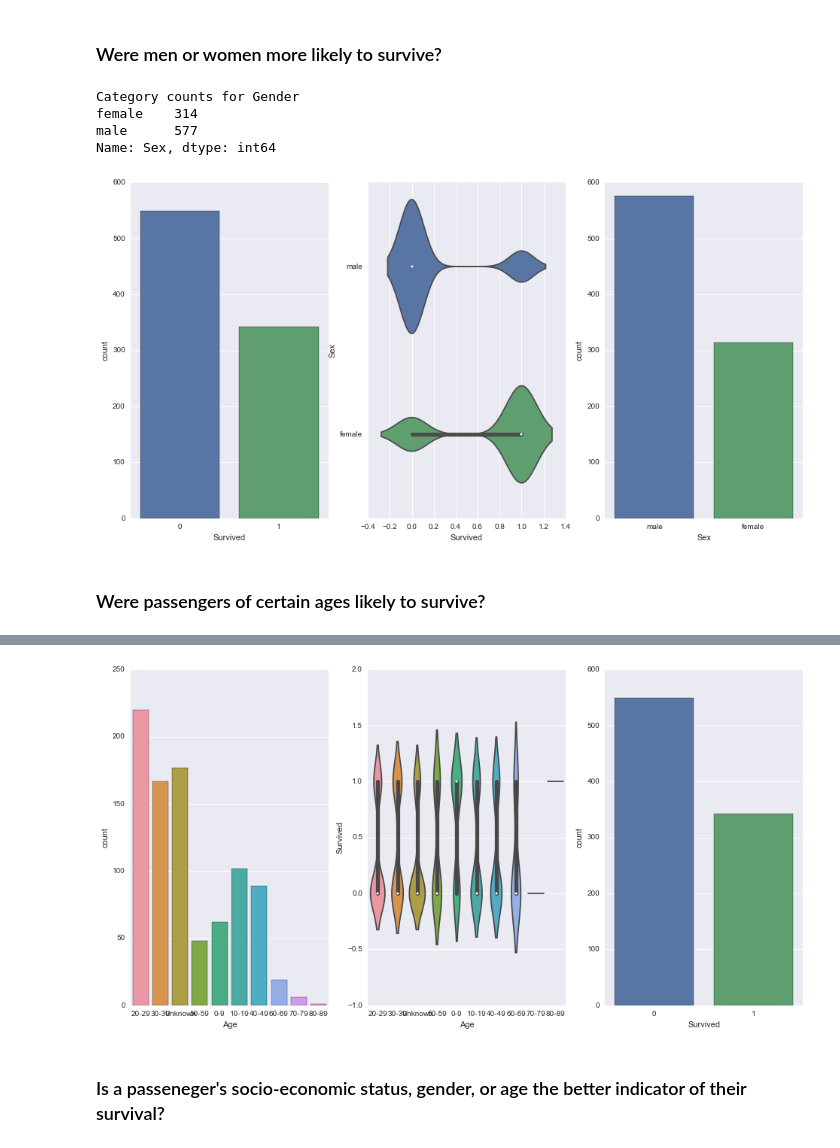
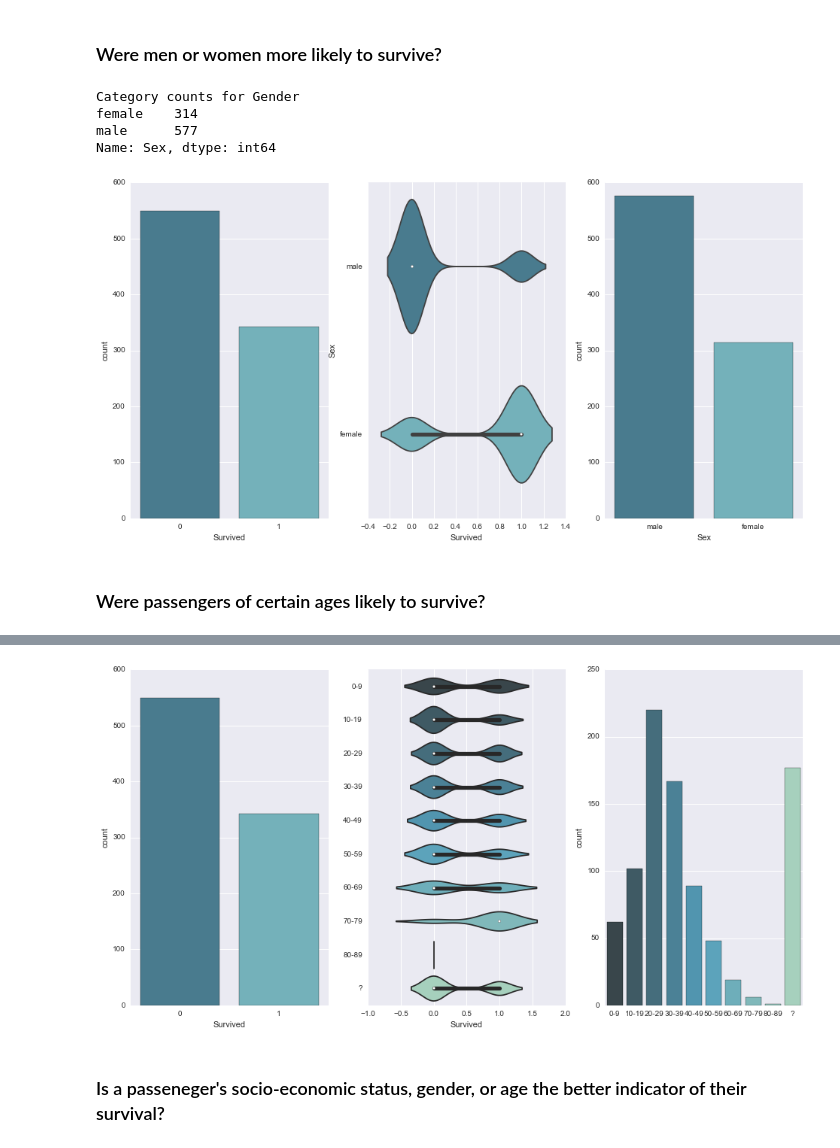
Before and after one commit to eminnett/da-nanodegree-investigate-a-dataset, a Jupyter notebook: investigating_the_titanic_dataset.ipynb, the cells around one changed output, grey strips where cells are left out. Cells and saved outputs as stored; diff of their text form; code cells hidden in the pictures.

Commit message:
Improved the rendering of the plots for the age vs survivorship analysis. Applied a more consistent colour palette for the reborn plots.

```diff
--- a/investigating_the_titanic_dataset.ipynb
+++ b/investigating_the_titanic_dataset.ipynb
@@ -166,13 +166,13 @@ def visual_analysis_of_two_categorical_variables(series_a, series_b):
     sns.plt.figure(figsize=(16, 8))
 
     sns.plt.subplot(1,3,1)
-    sns.countplot(series_a)
+    sns.countplot(series_a, palette="GnBu_d")
 
     sns.plt.subplot(1,3,2)
-    sns.violinplot(x=series_a, y=series_b);
+    sns.violinplot(x=series_a, y=series_b, palette="GnBu_d");
 
     sns.plt.subplot(1,3,3)
-    sns.countplot(series_b)
+    sns.countplot(series_b, palette="GnBu_d")
 
     sns.plt.show()
 # %% [markdown]
@@ -252,7 +252,7 @@ Category counts for Gender
 female    314
 male      577
 Name: Sex, dtype: int64
-[figure, old version]
+[figure, new version]
 # %% [markdown]
 ### Were passengers of certain ages likely to survive?
 # %%
@@ -260,7 +260,7 @@ import math
 
 def age_to_decade_category(age):
     if str(age) == 'nan':
-        return 'Unknown'
+        return '?'
     floor = int(math.floor(age/10.0) * 10)
     return str(floor) + '-' + str(floor + 9)
 
@@ -268,6 +268,7 @@ age_series = titanic_df['Age'].apply(age_to_decade_category)
 # descriptive_statistics_of_numeric_series(age_series, "Age")
 distinct_counts_of_categorical_series(age_series, "Age")
 
-visual_analysis_of_two_categorical_variables(age_series, survival_series)
+# TODO: make sure the age categories are rendered in the correct order.
+visual_analysis_of_two_categorical_variables(survival_series, sorted(age_series))
 # %% [output]
 Category counts for Age
@@ -284,2 +285,2 @@ Unknown    177
 Name: Age, dtype: int64
-[figure, old version]
+[figure, new version]
```
Also changed, not shown: parts of 11 cells of this notebook.
